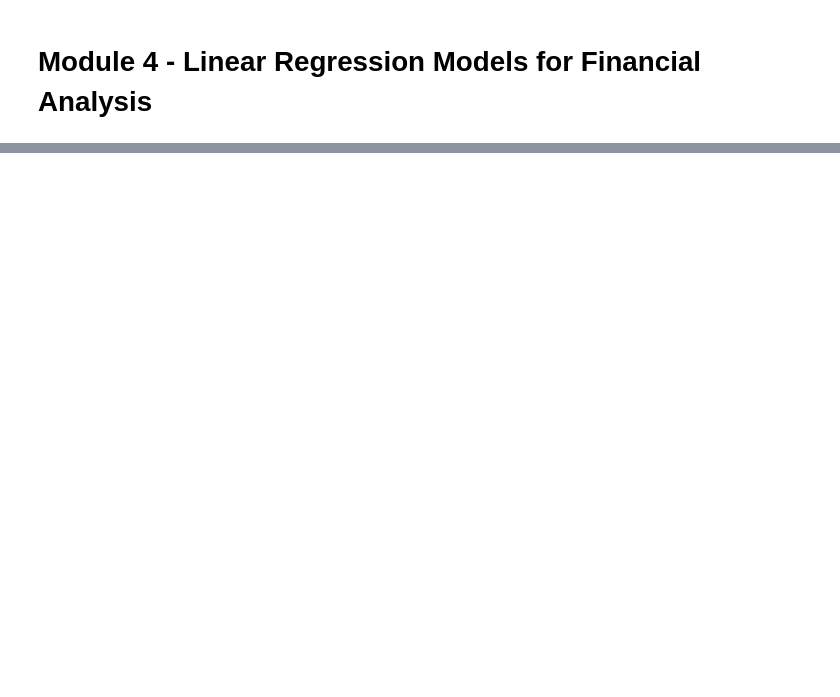
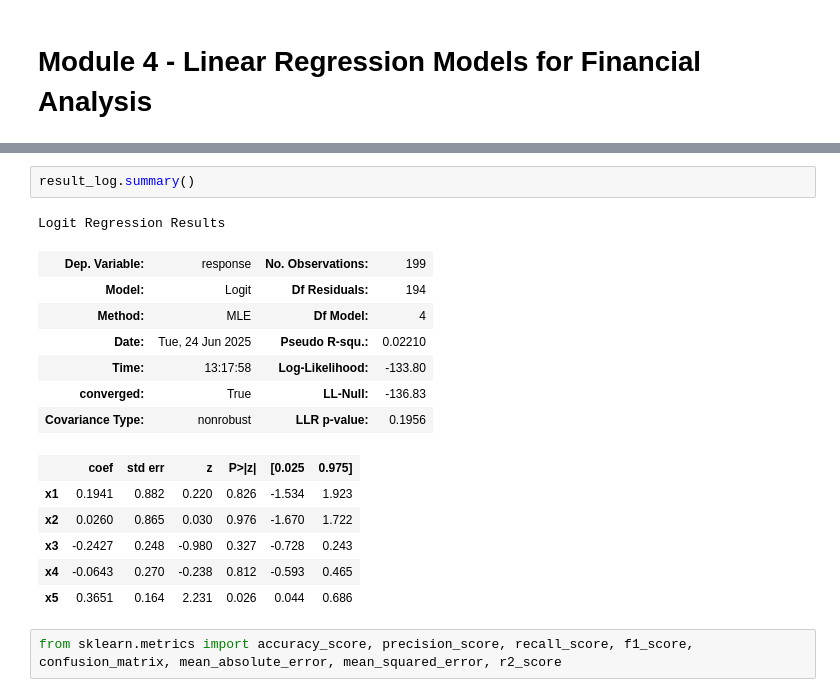
Before and after one commit to Acouvertier/phase_0_quant_foundations, a Jupyter notebook: phase_1_hku.ipynb, the cells around one changed output, grey strips where cells are left out. Saved outputs shown, nothing was run; the diff lists cells and outputs as text; blank space fills up the shorter version.

```diff
--- a/phase_1_hku.ipynb
+++ b/phase_1_hku.ipynb
@@ -238,0 +316,19 @@ processed_data
+# %%
+result_log.summary()
+# %% [output]
+Logit Regression Results
+| Dep. Variable: | response | No. Observations: | 199 |
+| Model: | Logit | Df Residuals: | 194 |
+| Method: | MLE | Df Model: | 4 |
+| Date: | Tue, 24 Jun 2025 | Pseudo R-squ.: | 0.02210 |
+| Time: | 13:17:58 | Log-Likelihood: | -133.80 |
+| converged: | True | LL-Null: | -136.83 |
+| Covariance Type: | nonrobust | LLR p-value: | 0.1956 |
+|  | coef | std err | z | P>|z| | [0.025 | 0.975] |
+| x1 | 0.1941 | 0.882 | 0.220 | 0.826 | -1.534 | 1.923 |
+| x2 | 0.0260 | 0.865 | 0.030 | 0.976 | -1.670 | 1.722 |
+| x3 | -0.2427 | 0.248 | -0.980 | 0.327 | -0.728 | 0.243 |
+| x4 | -0.0643 | 0.270 | -0.238 | 0.812 | -0.593 | 0.465 |
+| x5 | 0.3651 | 0.164 | 2.231 | 0.026 | 0.044 | 0.686 |
+# %%
+from sklearn.metrics import accuracy_score, precision_score, recall_score, f1_score, confusion_matrix, mean_absolute_error, mean_squared_error, r2_score
```
Also changed, not shown: parts of 26 cells of this notebook, 1 other file.
